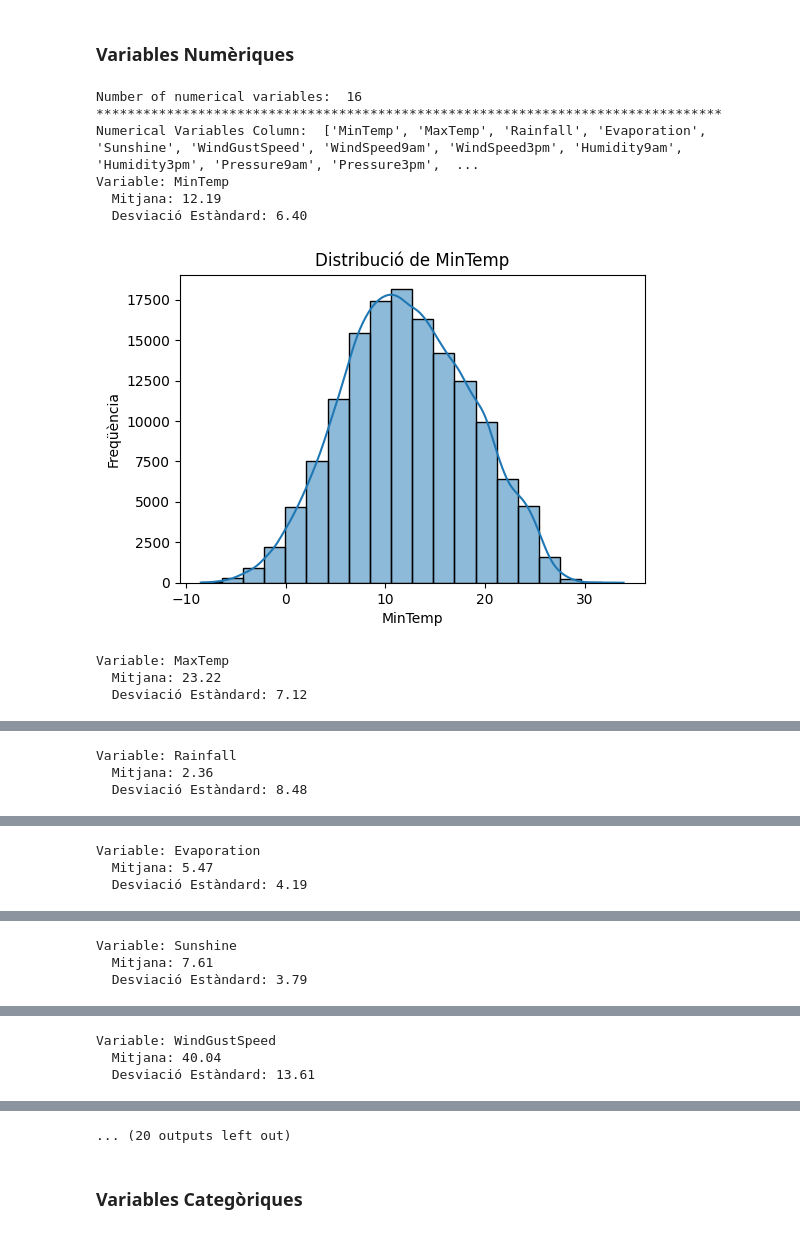
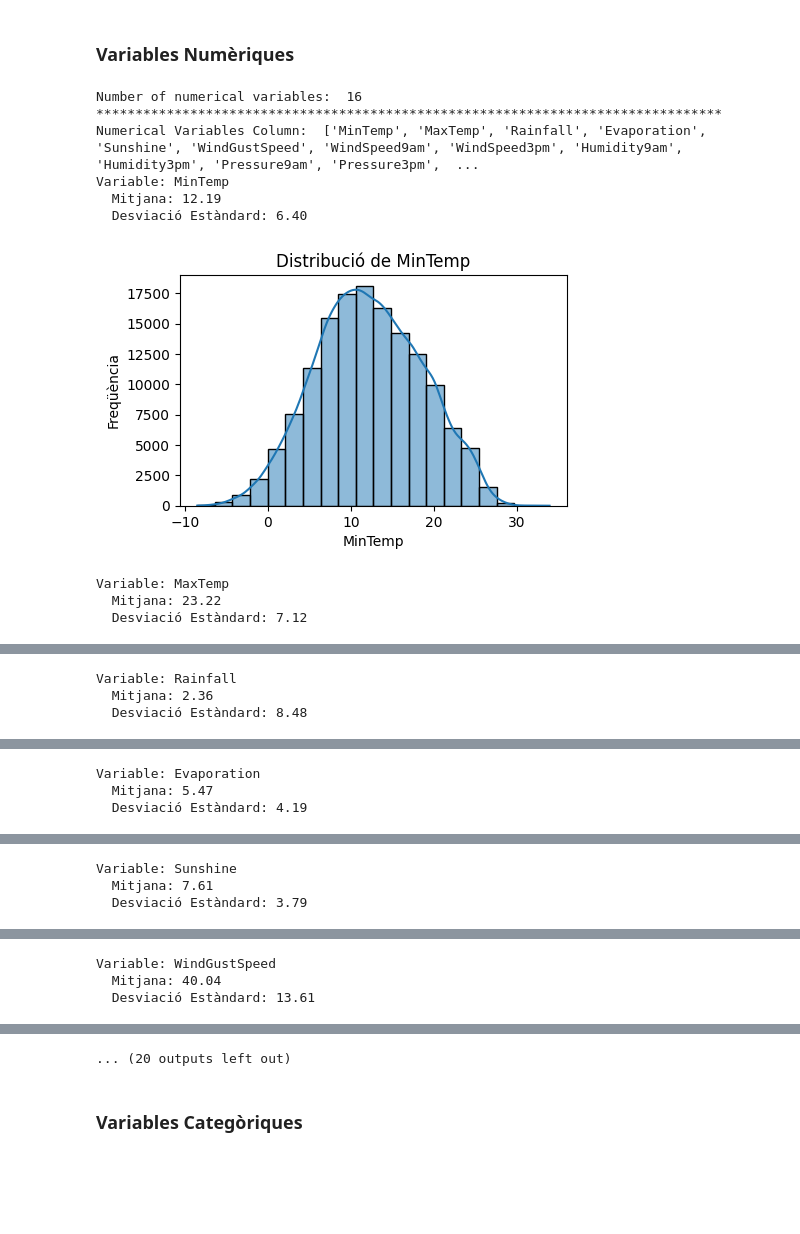
Before and after one commit to annacp04/Perceptro-multicapa, a Jupyter notebook: practica_xndl.ipynb, the cells around one changed output, grey strips where cells are left out. Saved outputs shown, nothing was run; the diff lists cells and outputs as text; code cells hidden in the pictures; blank space fills up the shorter version.

```diff
--- a/practica_xndl.ipynb
+++ b/practica_xndl.ipynb
@@ -77,32 +77,32 @@ Index(['Date', 'Location', 'MinTemp', 'MaxTemp', 'Rainfall', 'Evaporation',
 # %%
 var_num = [feature for feature in data.columns if data[feature].dtypes != 'object' and data[feature].dtypes != 'category' and data[feature].dtypes != 'bool']
 print('Number of numerical variables: ', len(var_num))
 print('*'*80)
 print('Numerical Variables Column: ', var_num)
 
 for column in var_num:
     mitjana = np.mean(data[column])
     desviacio_estandard = np.std(data[column])
 
     # Imprimir valores
     print(f"Variable: {column}")
     print(f"  Mitjana: {mitjana:.2f}")
     print(f"  Desviació Estàndard: {desviacio_estandard:.2f}")
 
-    plt.figure(figsize=(6, 4))
+    plt.figure(figsize=(5, 3))
     sns.histplot(data[column], bins=20, kde=True, edgecolor='black')
     plt.title(f'Distribució de {column}')
     plt.xlabel(column)
     plt.ylabel('Freqüència')
     plt.show()
 # %% [output]
 Number of numerical variables:  16
 ********************************************************************************
 Numerical Variables Column:  ['MinTemp', 'MaxTemp', 'Rainfall', 'Evaporation', 'Sunshine', 'WindGustSpeed', 'WindSpeed9am', 'WindSpeed3pm', 'Humidity9am', 'Humidity3pm', 'Pressure9am', 'Pressure3pm',  ...
 Variable: MinTemp
   Mitjana: 12.19
   Desviació Estàndard: 6.40
-[figure, old version]
+[figure, new version]
 Variable: MaxTemp
   Mitjana: 23.22
   Desviació Estàndard: 7.12
```
Also changed, not shown: parts of 15 cells of this notebook.
